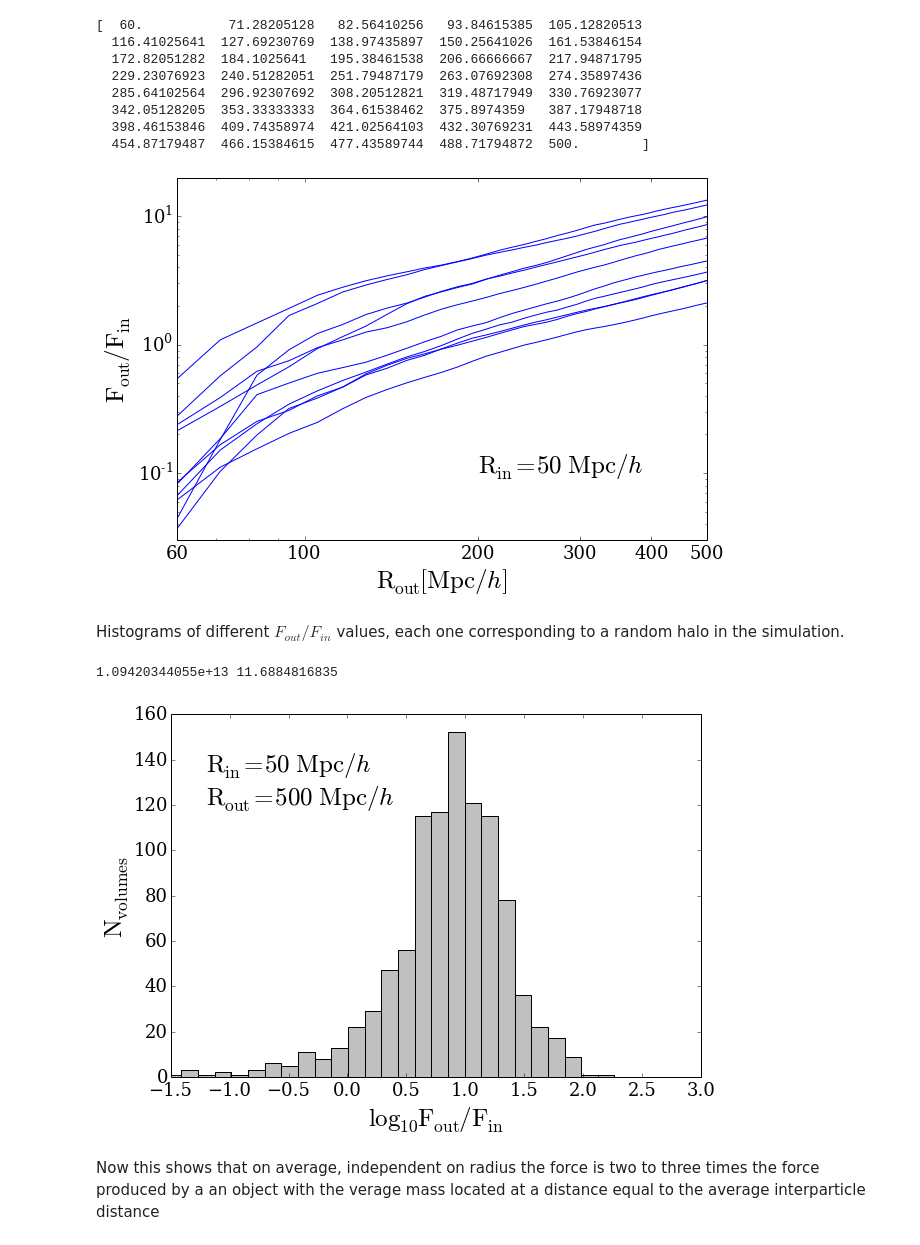
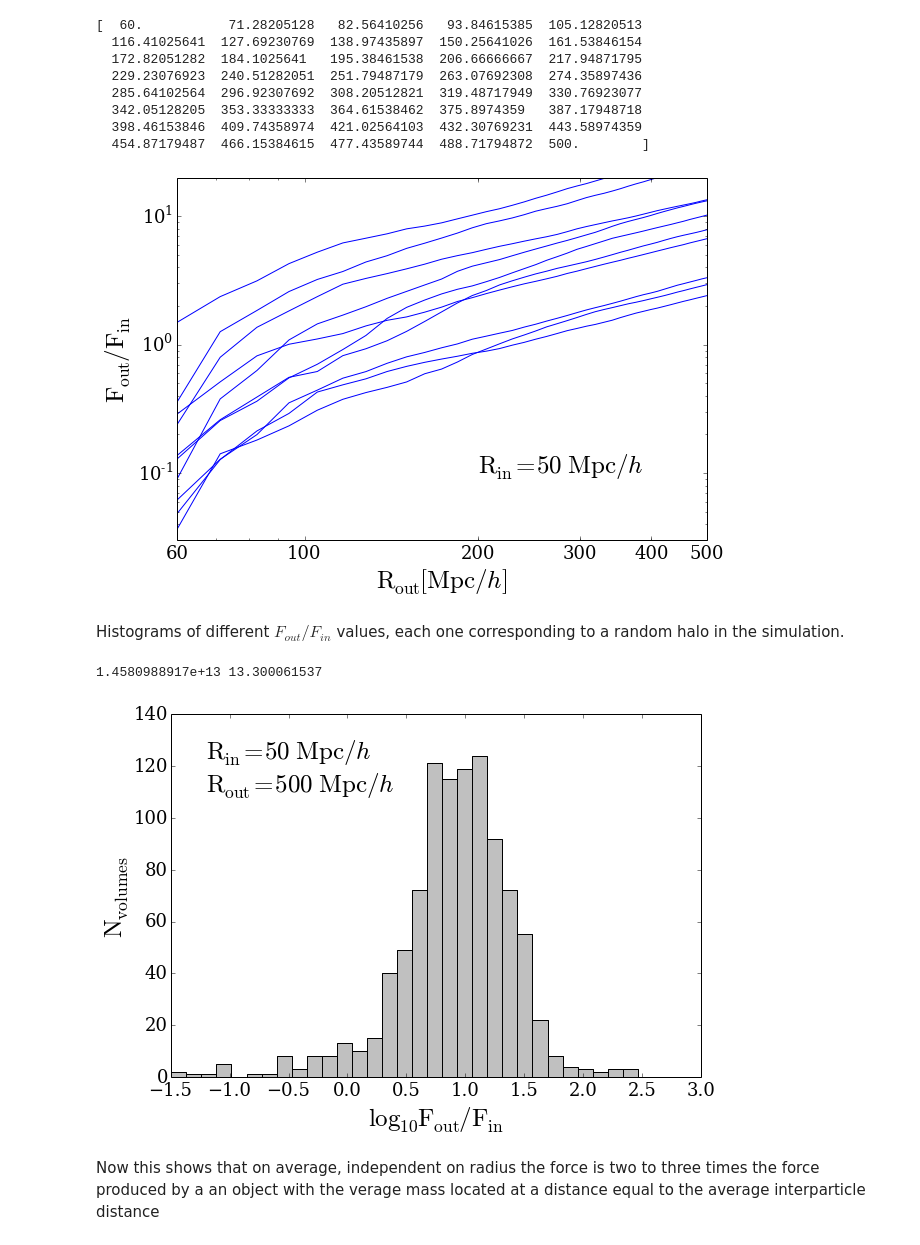
Before and after one commit to forero/spheres, a Jupyter notebook: code/spheres.ipynb, the cells around one changed output. Cells and saved outputs as stored; diff of their text form; code cells hidden in the pictures.

```diff
--- a/code/spheres.ipynb
+++ b/code/spheres.ipynb
@@ -169,7 +169,9 @@ def n_body_force(sim_x, sim_y, sim_z, sim_mass, center_fiducial=500.0, sigma_cen
 
     return total_force, mean_force, total_force_inner, mean_mass, mean_separation
 # %%
-min_vel = 200
+min_vel = 300
 max_vel = 1000
-filename = "../data/MD_full_halos_%d-%dkms_z0.dat"%(min_vel, max_vel)
+snap = 82
+filename = "../../GroupClumps/data/MDR1_BDMW_snap_%d_vel_%.1f_%.1f.csv"%(snap,min_vel, max_vel)
+print filename
 BDMW_data = loadtxt(filename, skiprows=37, delimiter=',')
@@ -322,12 +330,12 @@ ax.set_xlim([60,500])
 
 #legend(numpoints=1,scatterpoints=1, loc=2)
 
-filename='spheres_nbody_radius_%d_%d'%(min_vel, max_vel)
+filename='spheres_nbody_radius_%d_%d_%d'%(snap,min_vel, max_vel)
 savefig(filename + '.eps',format = 'eps', transparent=True)
 savefig(filename + '.pdf',format = 'pdf', transparent=True)
 savefig(filename + '.png',format = 'png', transparent=True)
 # %% [output]
-[figure, old version]
+[figure, new version]
 # %% [markdown]
 Histograms of different $F_{out}/F_{in}$ values, each one corresponding to a random halo in the simulation.
 # %%
@@ -346,39 +354,39 @@ for i in range(n_samples):
         mean_force  = append(mean_force, tmp_mean)
 print tmp_mass, tmp_separation
 # %% [output]
-1.09420344055e+13 11.6884816835
+1.4580988917e+13 13.300061537
 # %%
 #Particles distributed over the sphere
 fig = figure(1, figsize=(9.5,6.5))
 ax = axes()
 ax.set_xlabel("$\mathrm{\log_{10} F_{out} / F_{in}}$",fontsize=25)
 ax.set_ylabel("$\mathrm{N_{volumes}}$",fontsize=25)
 ticklabels_x = ax.get_xticklabels()
 ticklabels_y = ax.get_yticklabels()
 
 for label_x in ticklabels_x:
     label_x.set_fontsize(18)
     label_x.set_family('serif')
 for label_y in ticklabels_y:
     label_y.set_fontsize(18)
     label_y.set_family('serif')
 
 label="$\mathrm{R_{in}=%d\ Mpc}/h$\n$\mathrm{R_{out}=%d\ Mpc}/h$"%(r_in, r_out)
-plt.text(-1.2, 120, label, ha='left', fontsize=25)
+plt.text(-1.2, 110, label, ha='left', fontsize=25)
 
 n, bins, patches = hist(log10(total_force/inner_force), 40, normed=0, color = 'silver')
 #n, bins, patches = hist(log10(total_force/mean_force), 10, normed=0, color = 'blue')
 
 ax.set_xlim([-1.5,3.0])
 
 #legend(numpoints=1,scatterpoints=1, loc=2)
 
-filename='spheres_nbody_%d_%d'%(min_vel, max_vel)
+filename='spheres_nbody_%d_%d_%d'%(snap, min_vel, max_vel)
 savefig(filename + '.eps',format = 'eps', transparent=True)
 savefig(filename + '.pdf',format = 'pdf', transparent=True)
 savefig(filename + '.png',format = 'png', transparent=True)
 # %% [output]
-[figure, old version]
+[figure, new version]
 # %% [markdown]
 Now this shows that on average, independent on radius the force is two to three times the force produced by a an object with the verage mass located at a distance equal to the average interparticle distance
 # %% [markdown]
```
Also changed, not shown: parts of 7 cells of this notebook.
